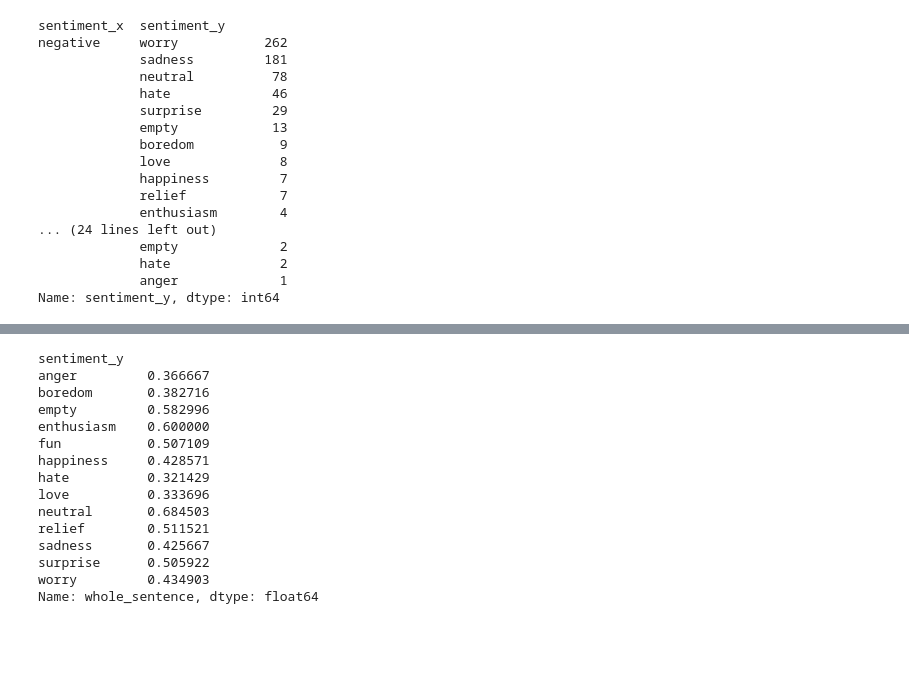
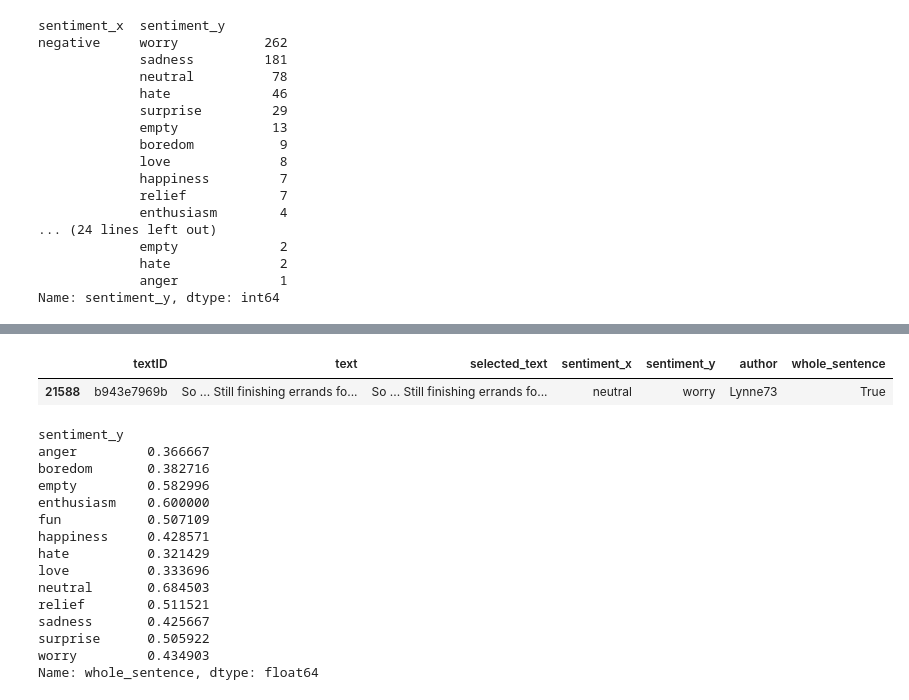
Before and after one commit to thuwyh/Tweet-Sentiment-Extraction, a Jupyter notebook: notebook/EDA-alignment.ipynb, the cells around one changed output, grey strips where cells are left out. Saved outputs shown, nothing was run; the diff lists cells and outputs as text; code cells hidden in the pictures; blank space fills up the shorter version.

```diff
--- a/notebook/EDA-alignment.ipynb
+++ b/notebook/EDA-alignment.ipynb
@@ -129,3 +130,8 @@ Name: sentiment_y, dtype: int64
+# %%
+train[train['author']=='Lynne73']
+# %% [output]
+|  | textID | text | selected_text | sentiment_x | sentiment_y | author | whole_sentence |
+| 21588 | b943e7969b | So ... Still finishing errands fo... | So ... Still finishing errands fo... | neutral | worry | Lynne73 | True |
 # %%
 train.groupby('sentiment_y')['whole_sentence'].mean()
 # %% [output]
```
Also changed, not shown: parts of 11 cells of this notebook, 12 other files.
